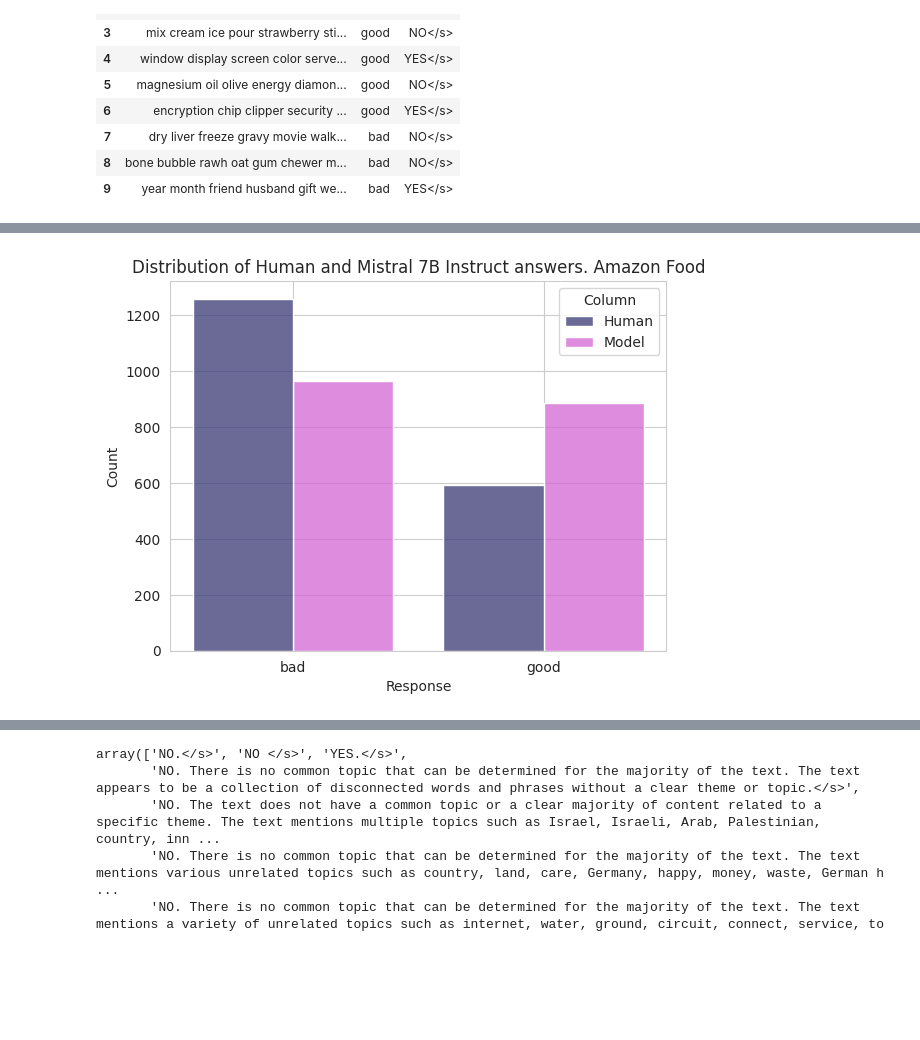
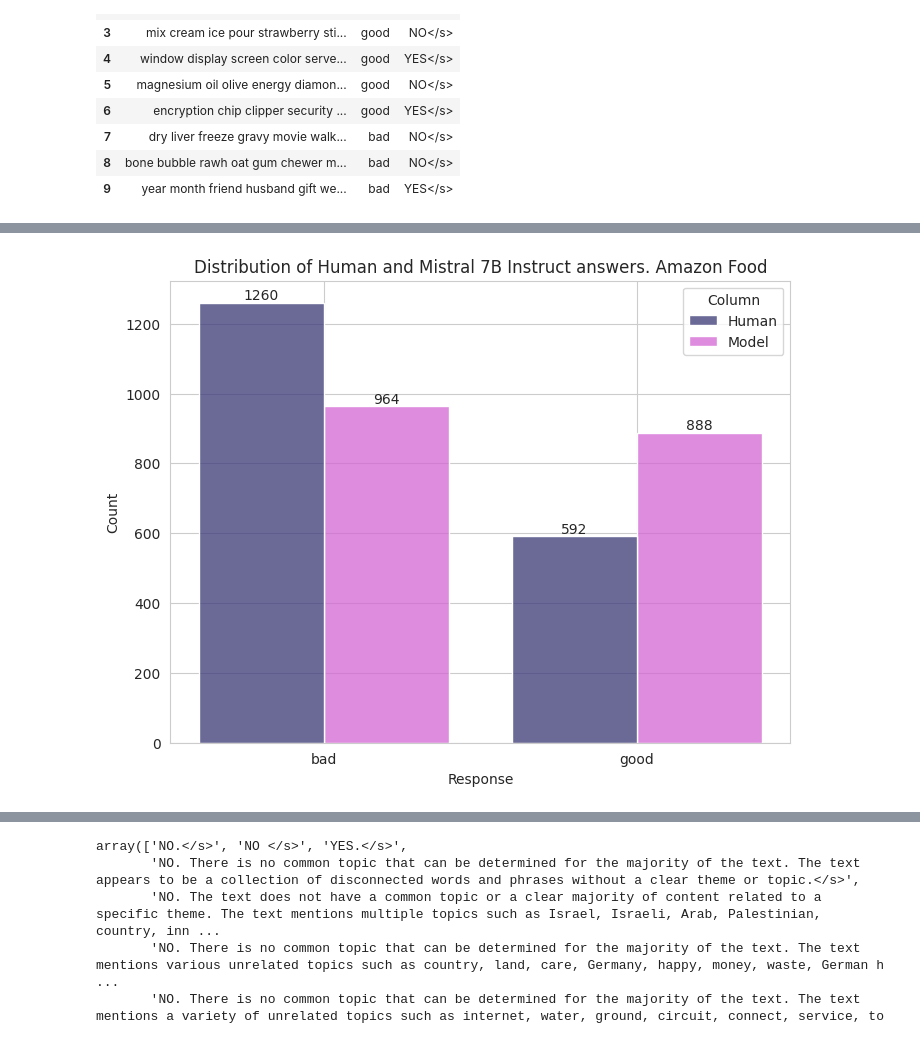
Before and after one commit to alex-mat-s/LLM_QE_TM, a Jupyter notebook: notebooks/results_analysis.ipynb, the cells around one changed output, grey strips where cells are left out. Saved outputs shown, nothing was run; the diff lists cells and outputs as text; code cells hidden in the pictures; blank space fills up the shorter version.

```diff
--- a/notebooks/results_analysis.ipynb
+++ b/notebooks/results_analysis.ipynb
@@ -113 +93,29 @@ newsgroups_texts = newsgroups_data["INPUT:wordset"]
+# %%
+def extract_answer_no_yes(input_string, llama=False):
+    matches = re.findall(r'\b\w*\s*(YES|NO)\s*\w*\b', input_string)
+    if len(matches) == 0:
+        return "None"
+    return matches[0] if llama else matches[-1]
+
+
+def extract_answer_four_classes(input_string):
+    res_answer = input_string.split(".")[0]
+    res_answer = re.search(r'\d+', res_answer)
+
+    if res_answer:
+        res_answer = int(res_answer.group())
+    else:
+        res_answer = -1
+
+    match_map = {
+        -1: "None",
+        0: "bad",
+        1: "rather_bad",
+        2: "rather_good",
+        3: "good"
+    }
+
+    res_answer = match_map[res_answer]
+
+    return res_answer
 # %%
@@ -233,7 +251,7 @@ data_prompt_mistral_1.head(10)
 # Remove </s>
 
 data_prompt_mistral_1["model"] = [x.replace("</s>", "") for x in data_prompt_mistral_1["model"]]
-data_prompt_mistral_1["model"] = [extract_answer(x) for x in data_prompt_mistral_1["model"]]
+data_prompt_mistral_1["model"] = [extract_answer_no_yes(x) for x in data_prompt_mistral_1["model"]]
 data_prompt_mistral_1["model"] = ["bad" if x=="NO" else "good" for x in data_prompt_mistral_1["model"]]
 # %%
 # Divide into two datasets
@@ -280,19 +263,24 @@ plt.show()
 # %%
 df = data_prompt_mistral_1_amazon[["true", "model"]]
 df.columns = ["Human", "Model"]
 df_long = df.melt(var_name='Column', value_name='Response')
 
 palette_colors = {"Human": "#3A3875", "Model": "#D366D3"}
 
-sns.histplot(data=df_long, x='Response', hue='Column', multiple='dodge', shrink=0.8, palette=palette_colors)
+plt.figure(figsize=(8,6))
+
+ax = sns.histplot(data=df_long, x='Response', hue='Column', multiple='dodge', shrink=0.8, palette=palette_colors)
+
+for i in ax.containers:
+    ax.bar_label(i,)
 
 # Установка заголовка
 plt.title('Distribution of Human and Mistral 7B Instruct answers. Amazon Food')
 
 # Отображение графика
 plt.show()
 # %% [output]
-[figure, old version]
+[figure, new version]
 # %%
 df = data_prompt_mistral_1_newsgroups[["true", "model"]]
 df.columns = ["Human", "Model"]
```
Also changed, not shown: parts of 94 cells of this notebook, 5 other files.
